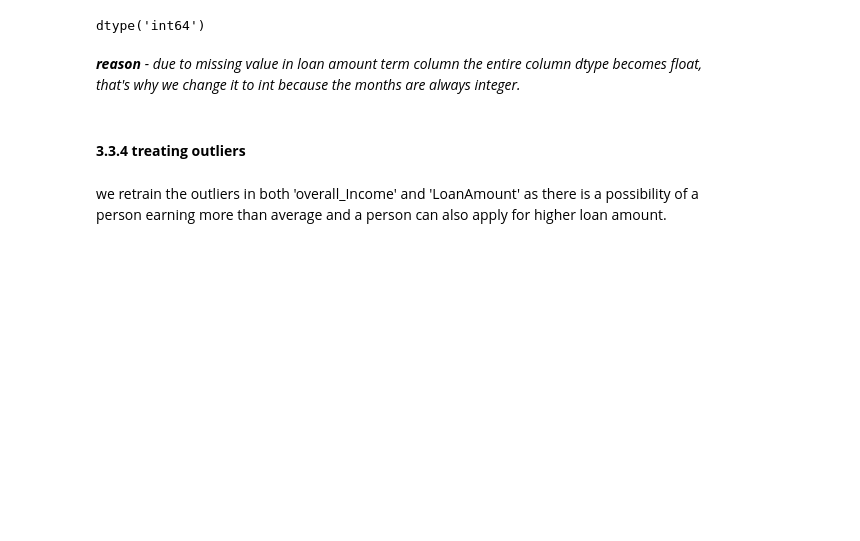
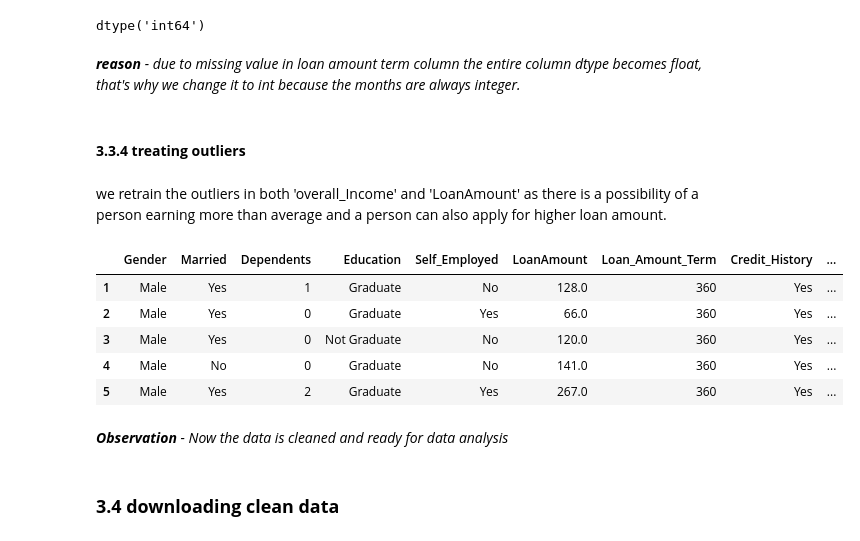
Before and after one commit to SAKSHISAAHU/Data_Analytics, a Jupyter notebook: 9.project/1.prj_with_py.ipynb, the cells around one changed output. Saved outputs shown, nothing was run; the diff lists cells and outputs as text; code cells hidden in the pictures; blank space fills up the shorter version.

```diff
--- a/9.project/1.prj_with_py.ipynb
+++ b/9.project/1.prj_with_py.ipynb
@@ -574,3 +574,16 @@ dtype('int64')
 #### **3.3.4 treating outliers**
 # %% [markdown]
 we retrain the outliers in both 'overall_Income' and 'LoanAmount' as there is a possibility of a person earning more than average and a person can also apply for higher loan amount.
+# %%
+df.head()
+# %% [output]
+|  | Gender | Married | Dependents | Education | Self_Employed | LoanAmount | Loan_Amount_Term | Credit_History | ... |
+| 1 | Male | Yes | 1 | Graduate | No | 128.0 | 360 | Yes | ... |
+| 2 | Male | Yes | 0 | Graduate | Yes | 66.0 | 360 | Yes | ... |
+| 3 | Male | Yes | 0 | Not Graduate | No | 120.0 | 360 | Yes | ... |
+| 4 | Male | No | 0 | Graduate | No | 141.0 | 360 | Yes | ... |
+| 5 | Male | Yes | 2 | Graduate | Yes | 267.0 | 360 | Yes | ... |
+# %% [markdown]
+***Observation** - Now the data is cleaned and ready for data analysis*
+# %% [markdown]
+### **3.4 downloading clean data**
```
Also changed, not shown: parts of 1 cell of this notebook, 1 other file.
